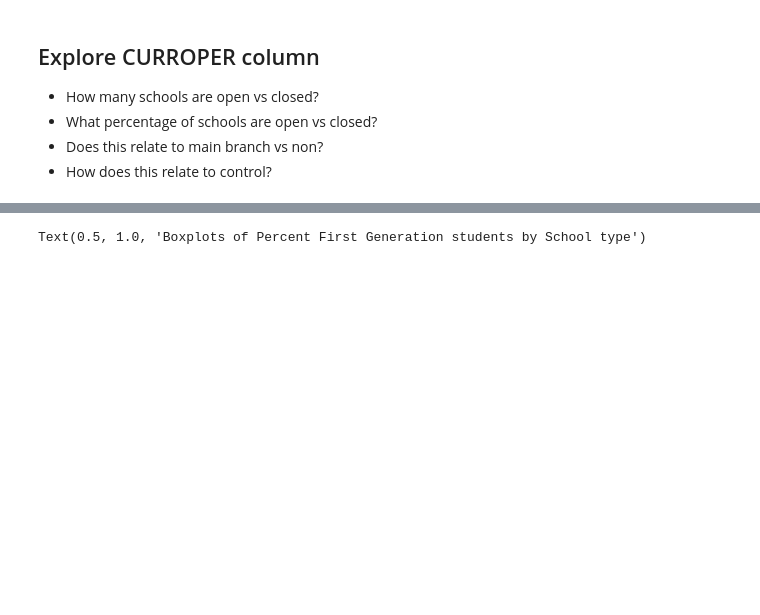
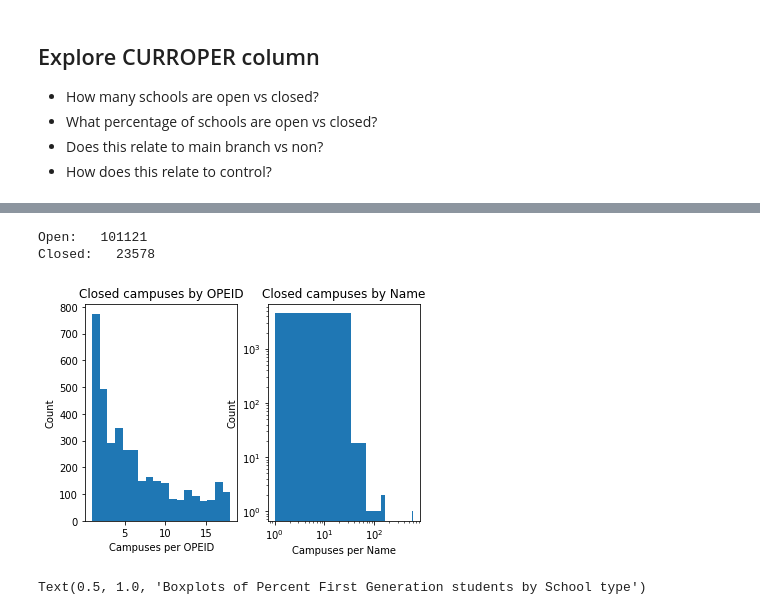
Before and after one commit to kregier/Springboard, a Jupyter notebook: Capstone2/CollegeScorecard-EDA.ipynb, the cells around one changed output, grey strips where cells are left out. Cells and saved outputs as stored; diff of their text form; code cells hidden in the pictures; blank space fills up the shorter version.

```diff
--- a/Capstone2/CollegeScorecard-EDA.ipynb
+++ b/Capstone2/CollegeScorecard-EDA.ipynb
@@ -173,3 +220,34 @@ SyntaxError: invalid syntax (<ipython-input-49-c76e5254c7b7>, line 6)
+# %%
+# How many schools are closed?
+num_open = data['CURROPER'].sum()
+print('Open:  ', num_open)
+
+closed = data.loc[data['CURROPER']==False]
+print('Closed:  ', closed.shape[0])
+# %% [output]
+Open:   101121
+Closed:   23578
+# %%
+#How many schools are open/closed by name? by OPEID?
+closed.OPEID.value_counts()
+
+plt.subplot(1, 2, 1)
+plt.hist(closed.OPEID.value_counts(), bins=18)
+plt.xlabel('Campuses per OPEID')
+plt.ylabel('Count')
+plt.title('Closed campuses by OPEID')
+
+plt.subplot(1, 2, 2)
+plt.hist(closed.Name.value_counts(), bins=18)
+plt.xscale('log')
+plt.yscale('log')
+plt.xlabel('Campuses per Name')
+plt.ylabel('Count')
+plt.title('Closed campuses by Name')
+plt.tight_layout
+plt.show()
+# %% [output]
+[figure, added]
 # %%
 #Choose columns with >15% missing values that might be intersting to explore
 to_explore = ['PercentFirstGen', 'AvgIncomeDependent','AvgIncomeIndep', 'PercentIndependent', 'TuitionRevenue/FTE', 'Expenditure/FTE', 'Enrollment-DegreeSeeking']
```
Also changed, not shown: parts of 12 cells of this notebook.
